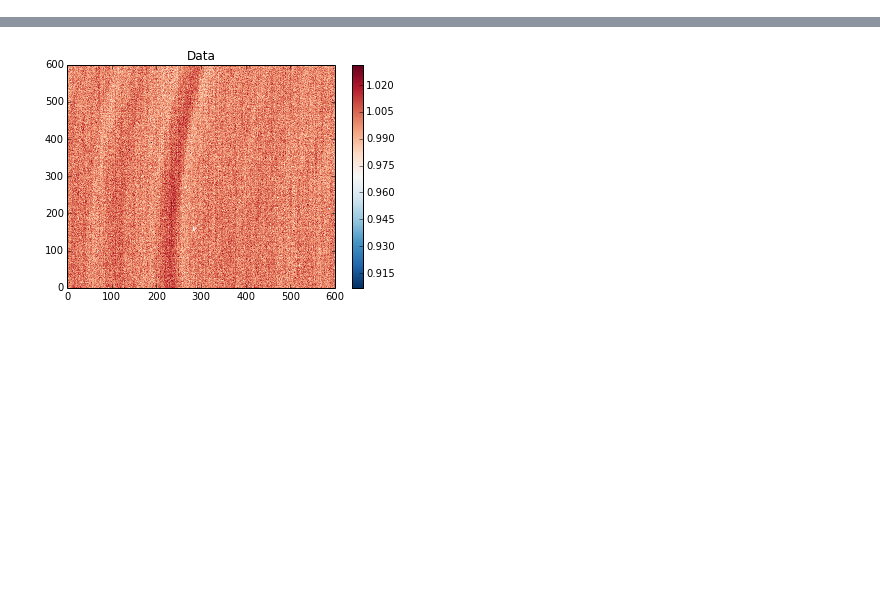
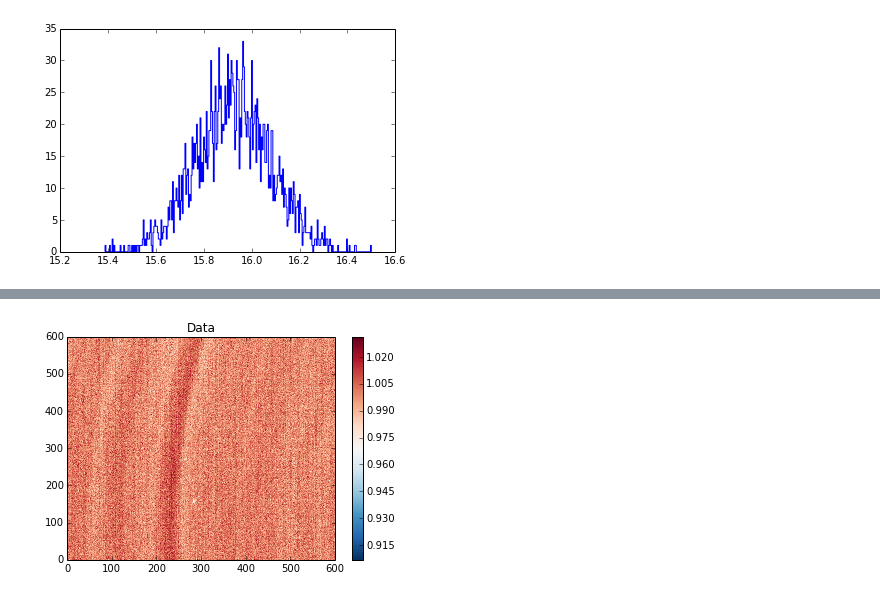
Before and after one commit to cpadavis/weak_sauce, a Jupyter notebook: notebooks/DES_masterflat.ipynb, the cells around one changed output, grey strips where cells are left out. Cells and saved outputs as stored; diff of their text form; code cells hidden in the pictures; blank space fills up the shorter version.

```diff
--- a/notebooks/DES_masterflat.ipynb
+++ b/notebooks/DES_masterflat.ipynb
@@ -15 +16,5 @@ hdulist = fits.open('../data/coadd_r_14.fits') #not in repo--need to put in loca
+# %%
+_ = plt.hist(hdulist[0].data[2700:2750,1084:1134].flatten(), bins=300, histtype='step')
+# %% [output]
+[figure, added]
 # %%
```
Also changed, not shown: parts of 8 cells of this notebook, 1 other file.
